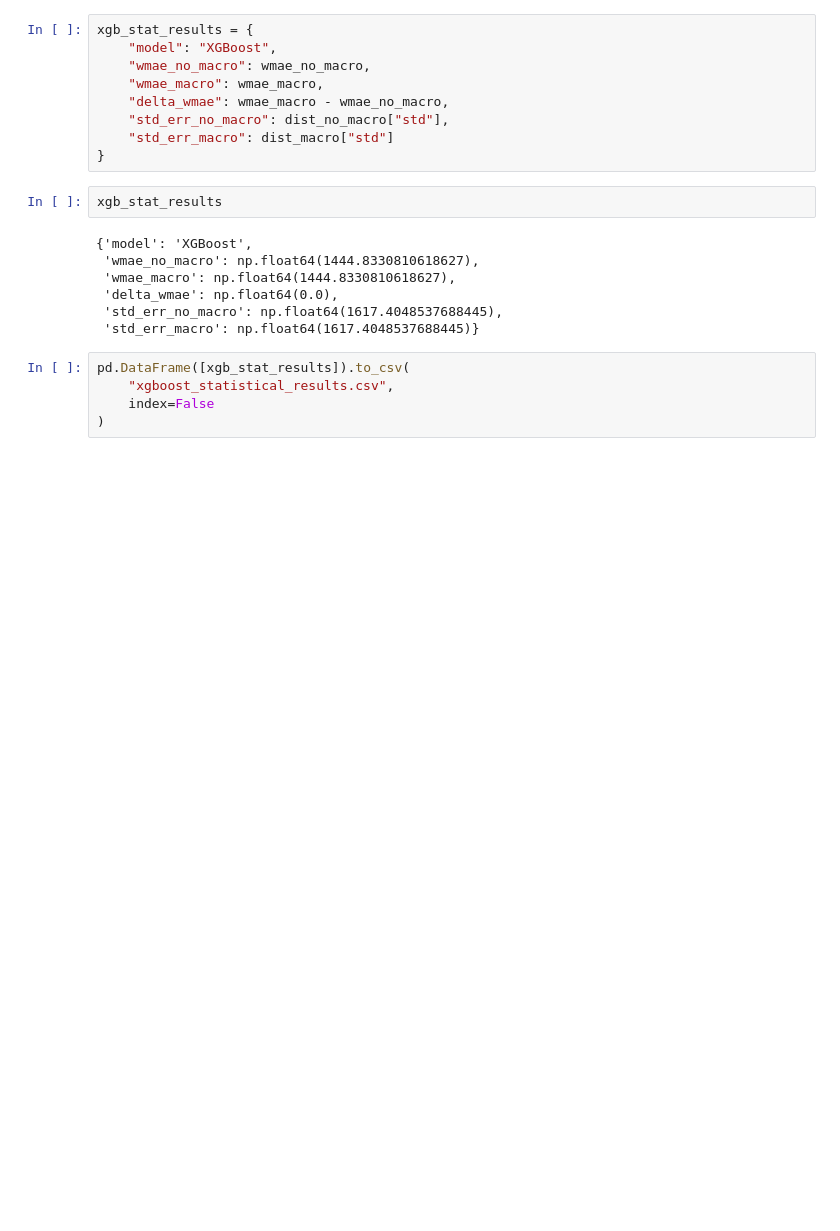
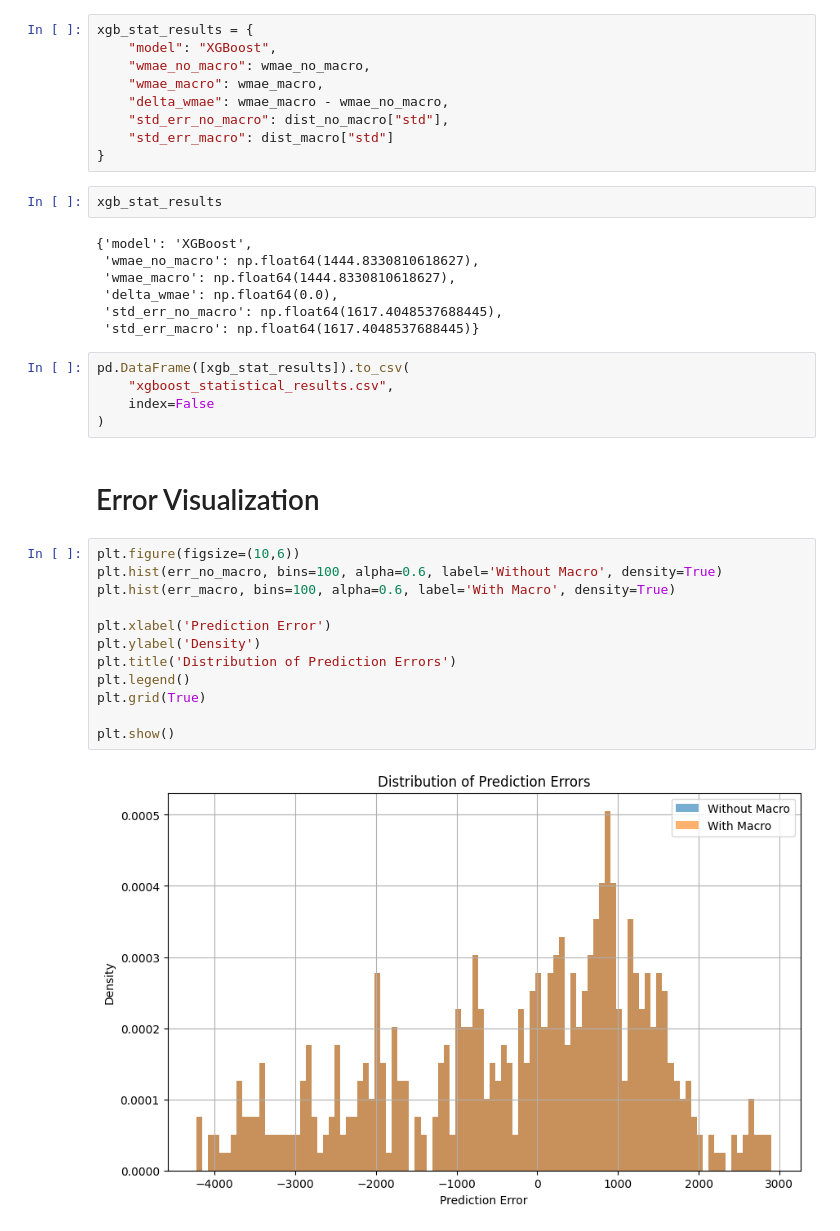
Before and after one commit to NichBry25/BitcoinPricePrediction, a Jupyter notebook: BTCForecasting_XGBoost.ipynb, the cells around one changed output. Saved outputs shown, nothing was run; the diff lists cells and outputs as text; blank space fills up the shorter version.

Commit message:
error visualization

```diff
--- a/BTCForecasting_XGBoost.ipynb
+++ b/BTCForecasting_XGBoost.ipynb
@@ -597,3 +597,19 @@ pd.DataFrame([xgb_stat_results]).to_csv(
     "xgboost_statistical_results.csv",
     index=False
 )
+# %% [markdown]
+# Error Visualization
+# %%
+plt.figure(figsize=(10,6))
+plt.hist(err_no_macro, bins=100, alpha=0.6, label='Without Macro', density=True)
+plt.hist(err_macro, bins=100, alpha=0.6, label='With Macro', density=True)
+
+plt.xlabel('Prediction Error')
+plt.ylabel('Density')
+plt.title('Distribution of Prediction Errors')
+plt.legend()
+plt.grid(True)
+
+plt.show()
+# %% [output]
+[figure, added]
```
Also changed, not shown: parts of 2 cells of this notebook.
